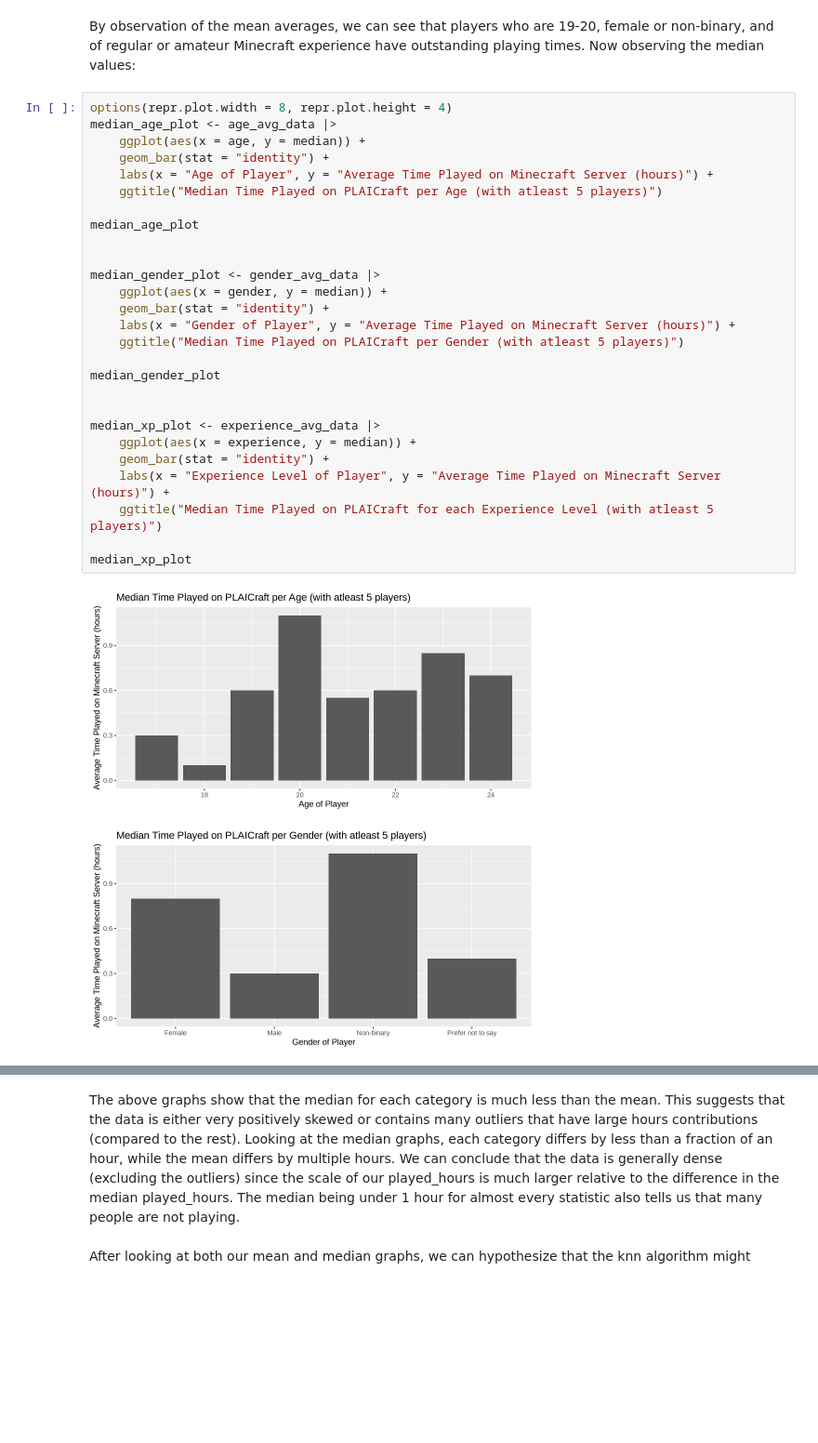
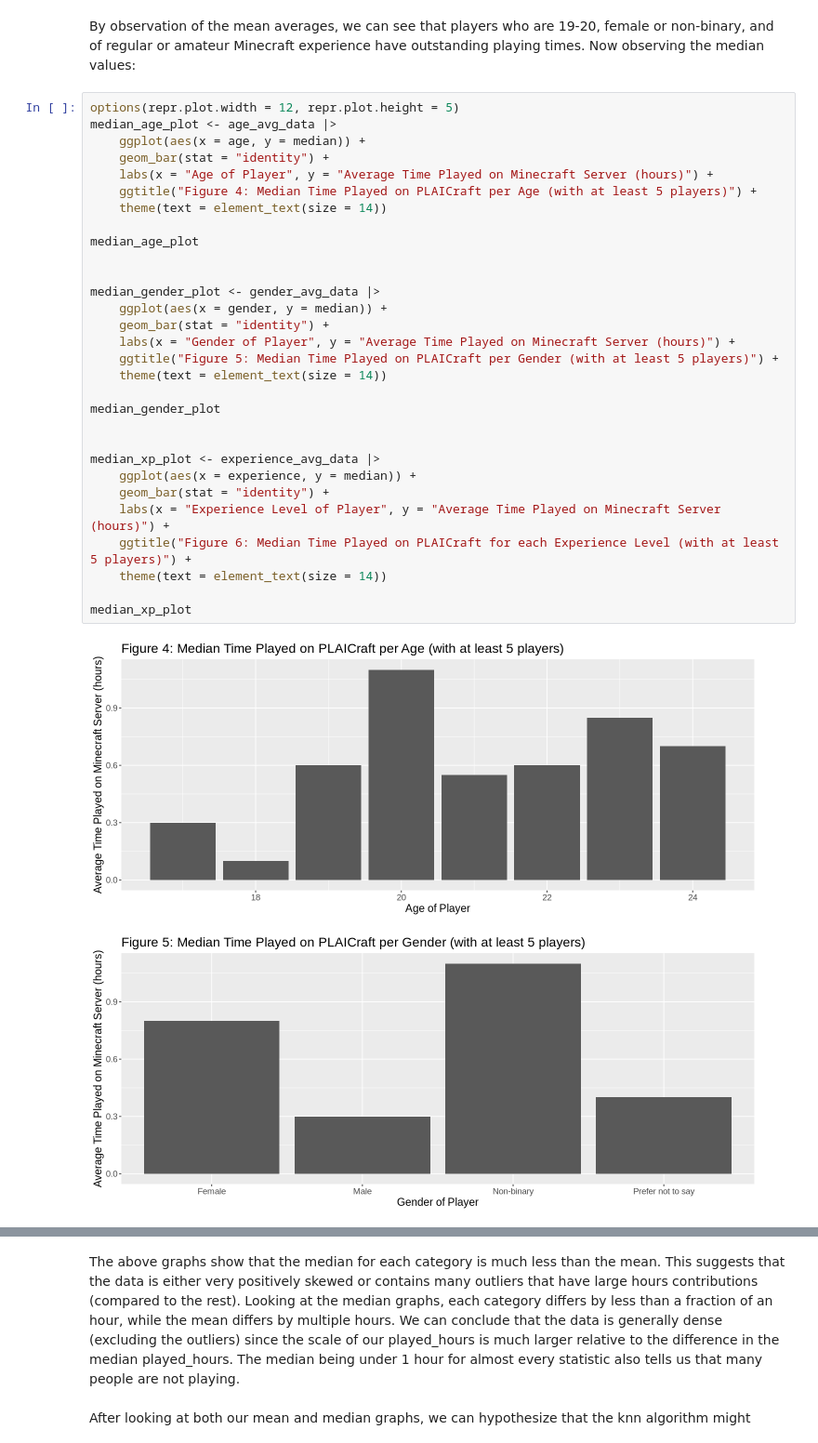
Before and after one commit to ConnorWon/DSCI-100-Project-009-025, a Jupyter notebook: final_report.ipynb, the cells around one changed output, grey strips where cells are left out. Shown at 93% size. Saved outputs shown, nothing was run; the diff lists cells and outputs as text; blank space fills up the shorter version.

```diff
--- a/final_report.ipynb
+++ b/final_report.ipynb
@@ -135,32 +137,35 @@ mean_xp_plot
 # %% [markdown]
 By observation of the mean averages, we can see that players who are 19-20, female or non-binary, and of regular or amateur Minecraft experience have outstanding playing times. Now observing the median values:
 # %%
-options(repr.plot.width = 8, repr.plot.height = 4)
+options(repr.plot.width = 12, repr.plot.height = 5)
 median_age_plot <- age_avg_data |>
     ggplot(aes(x = age, y = median)) +
     geom_bar(stat = "identity") +
     labs(x = "Age of Player", y = "Average Time Played on Minecraft Server (hours)") +
-    ggtitle("Median Time Played on PLAICraft per Age (with atleast 5 players)")
+    ggtitle("Figure 4: Median Time Played on PLAICraft per Age (with at least 5 players)") +
+    theme(text = element_text(size = 14))
 
 median_age_plot
 
 
 median_gender_plot <- gender_avg_data |>
     ggplot(aes(x = gender, y = median)) +
     geom_bar(stat = "identity") +
     labs(x = "Gender of Player", y = "Average Time Played on Minecraft Server (hours)") +
-    ggtitle("Median Time Played on PLAICraft per Gender (with atleast 5 players)")
+    ggtitle("Figure 5: Median Time Played on PLAICraft per Gender (with at least 5 players)") +
+    theme(text = element_text(size = 14))
 
 median_gender_plot
 
 
 median_xp_plot <- experience_avg_data |>
     ggplot(aes(x = experience, y = median)) +
     geom_bar(stat = "identity") +
     labs(x = "Experience Level of Player", y = "Average Time Played on Minecraft Server (hours)") +
-    ggtitle("Median Time Played on PLAICraft for each Experience Level (with atleast 5 players)")
+    ggtitle("Figure 6: Median Time Played on PLAICraft for each Experience Level (with at least 5 players)") +
+    theme(text = element_text(size = 14))
 
 median_xp_plot
 # %% [output]
-[figure, old version]
+[figure, new version]
-[figure, old version]
+[figure, new version]
```
Also changed, not shown: parts of 4 cells of this notebook.
